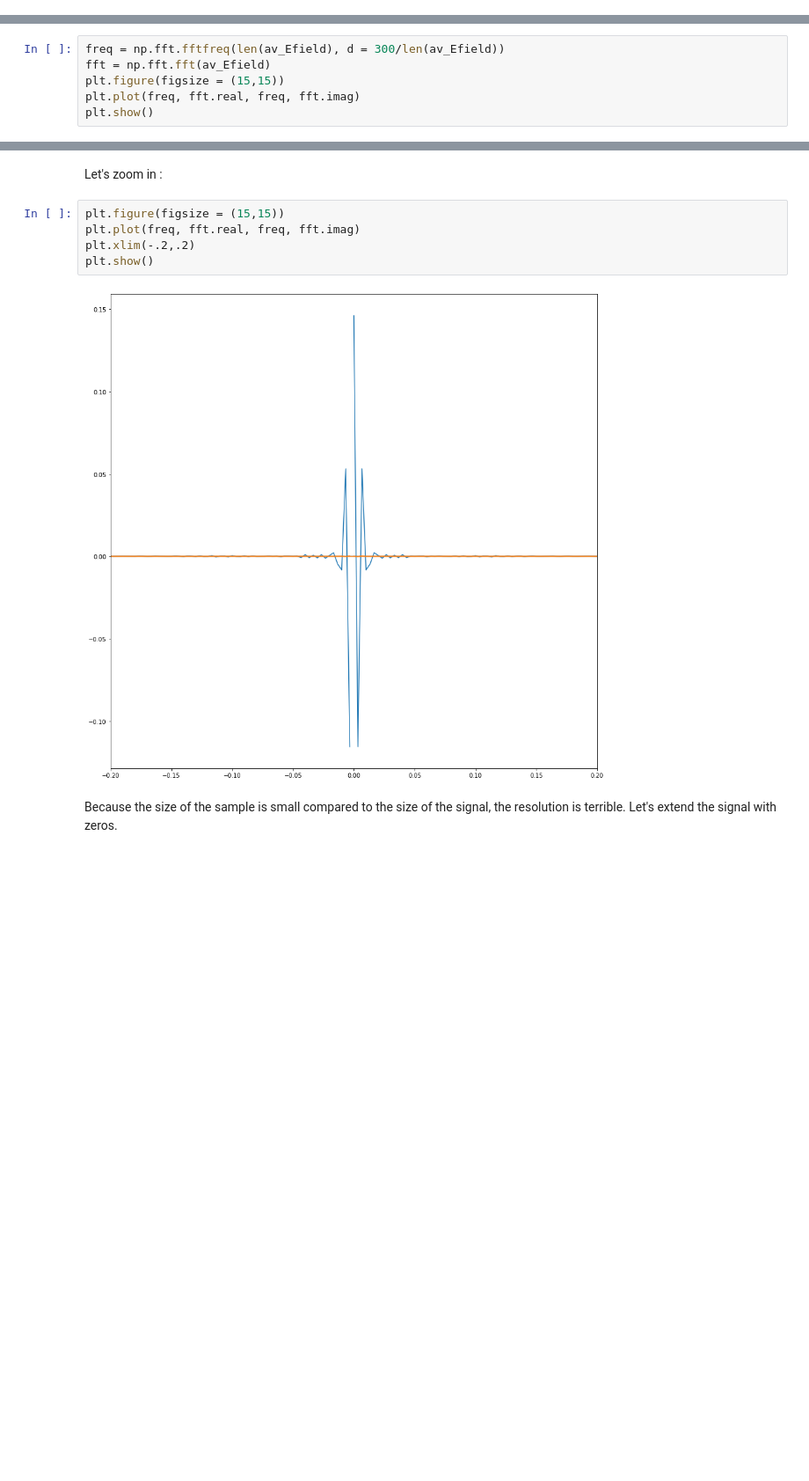
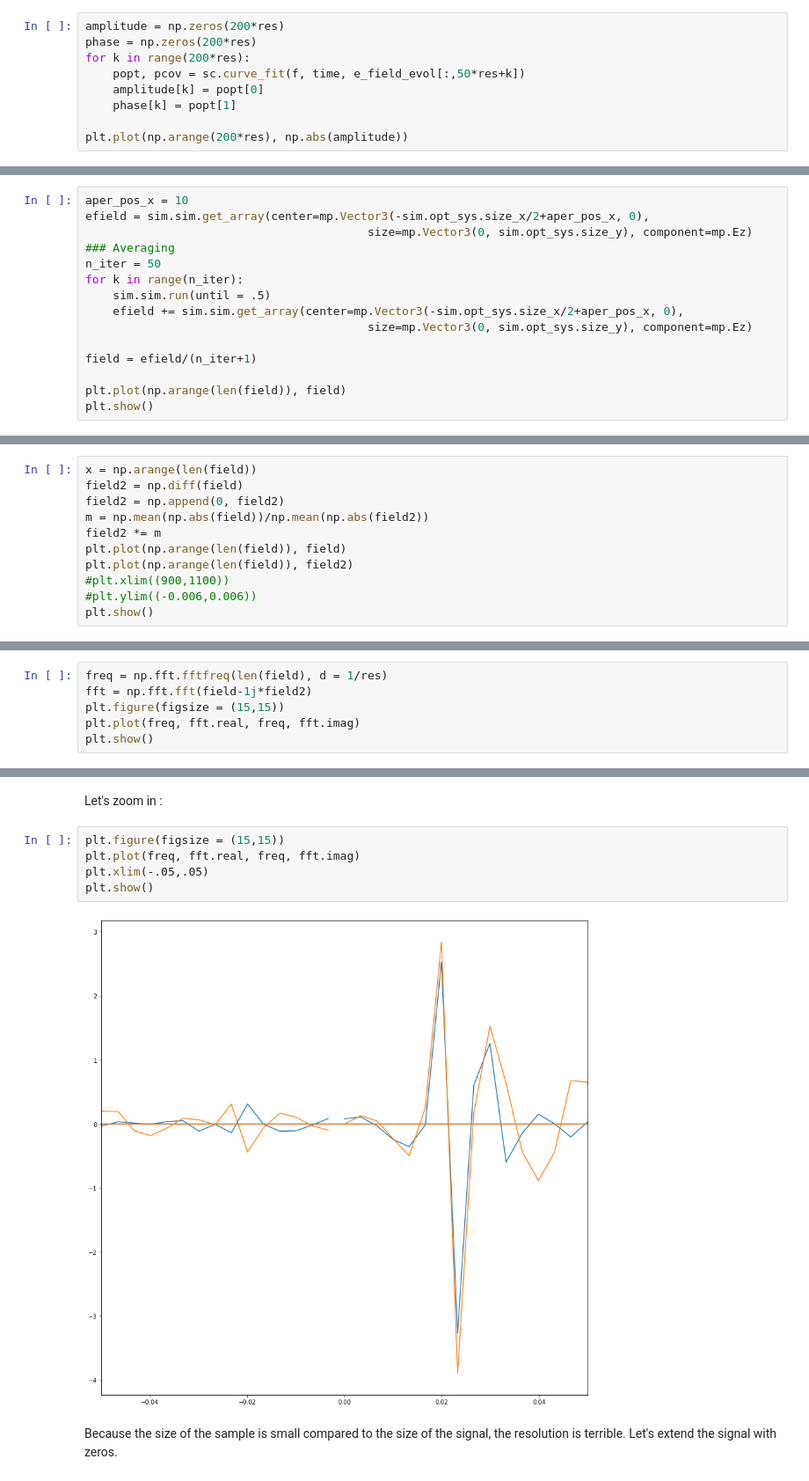
Before and after one commit to MolinAlexei/MEEPART, a Jupyter notebook: Optical_system_analysis.ipynb, the cells around one changed output, grey strips where cells are left out. Shown at 88% size. Saved outputs shown, nothing was run; the diff lists cells and outputs as text; blank space fills up the shorter version.

```diff
--- a/Optical_system_analysis.ipynb
+++ b/Optical_system_analysis.ipynb
@@ -139,0 +154,9 @@ It has, this means that the averaging has properly been done.
+# %%
+amplitude = np.zeros(200*res)
+phase = np.zeros(200*res)
+for k in range(200*res):
+    popt, pcov = sc.curve_fit(f, time, e_field_evol[:,50*res+k])
+    amplitude[k] = popt[0]
+    phase[k] = popt[1]
+
+plt.plot(np.arange(200*res), np.abs(amplitude))
@@ -139,0 +202,15 @@ It has, this means that the averaging has properly been done.
+# %%
+aper_pos_x = 10
+efield = sim.sim.get_array(center=mp.Vector3(-sim.opt_sys.size_x/2+aper_pos_x, 0),
+                                         size=mp.Vector3(0, sim.opt_sys.size_y), component=mp.Ez)
+### Averaging
+n_iter = 50
+for k in range(n_iter):
+    sim.sim.run(until = .5)
+    efield += sim.sim.get_array(center=mp.Vector3(-sim.opt_sys.size_x/2+aper_pos_x, 0),
+                                         size=mp.Vector3(0, sim.opt_sys.size_y), component=mp.Ez)
+
+field = efield/(n_iter+1)
+
+plt.plot(np.arange(len(field)), field)
+plt.show()
@@ -139,0 +219,11 @@ It has, this means that the averaging has properly been done.
+# %%
+x = np.arange(len(field))
+field2 = np.diff(field)
+field2 = np.append(0, field2)
+m = np.mean(np.abs(field))/np.mean(np.abs(field2))
+field2 *= m
+plt.plot(np.arange(len(field)), field)
+plt.plot(np.arange(len(field)), field2)
+#plt.xlim((900,1100))
+#plt.ylim((-0.006,0.006))
+plt.show()
@@ -140,8 +232,8 @@ It has, this means that the averaging has properly been done.
 # %% [markdown]
 Let's quickly look at the FT of the averaged field :
 # %%
-freq = np.fft.fftfreq(len(av_Efield), d = 300/len(av_Efield))
-fft = np.fft.fft(av_Efield)
+freq = np.fft.fftfreq(len(field), d = 1/res)
+fft = np.fft.fft(field-1j*field2)
 plt.figure(figsize = (15,15))
 plt.plot(freq, fft.real, freq, fft.imag)
 plt.show()
@@ -152,9 +244,9 @@ Let's zoom in :
 # %%
 plt.figure(figsize = (15,15))
 plt.plot(freq, fft.real, freq, fft.imag)
-plt.xlim(-.2,.2)
+plt.xlim(-.05,.05)
 plt.show()
 # %% [output]
-[figure, old version]
+[figure, new version]
 # %% [markdown]
 Because the size of the sample is small compared to the size of the signal, the resolution is terrible. Let's extend the signal with zeros.
```
Also changed, not shown: parts of 62 cells of this notebook, 3 other files.
